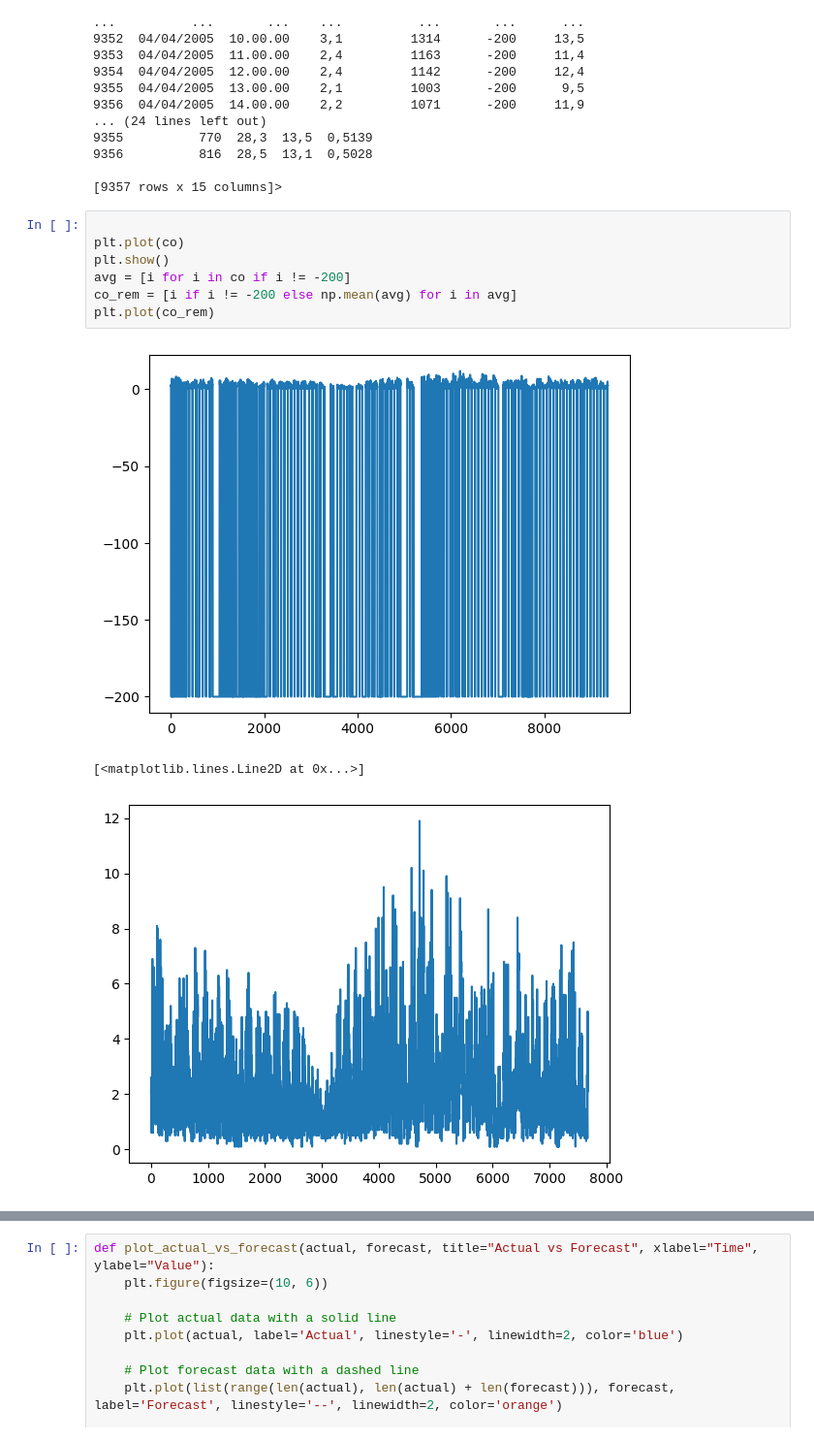
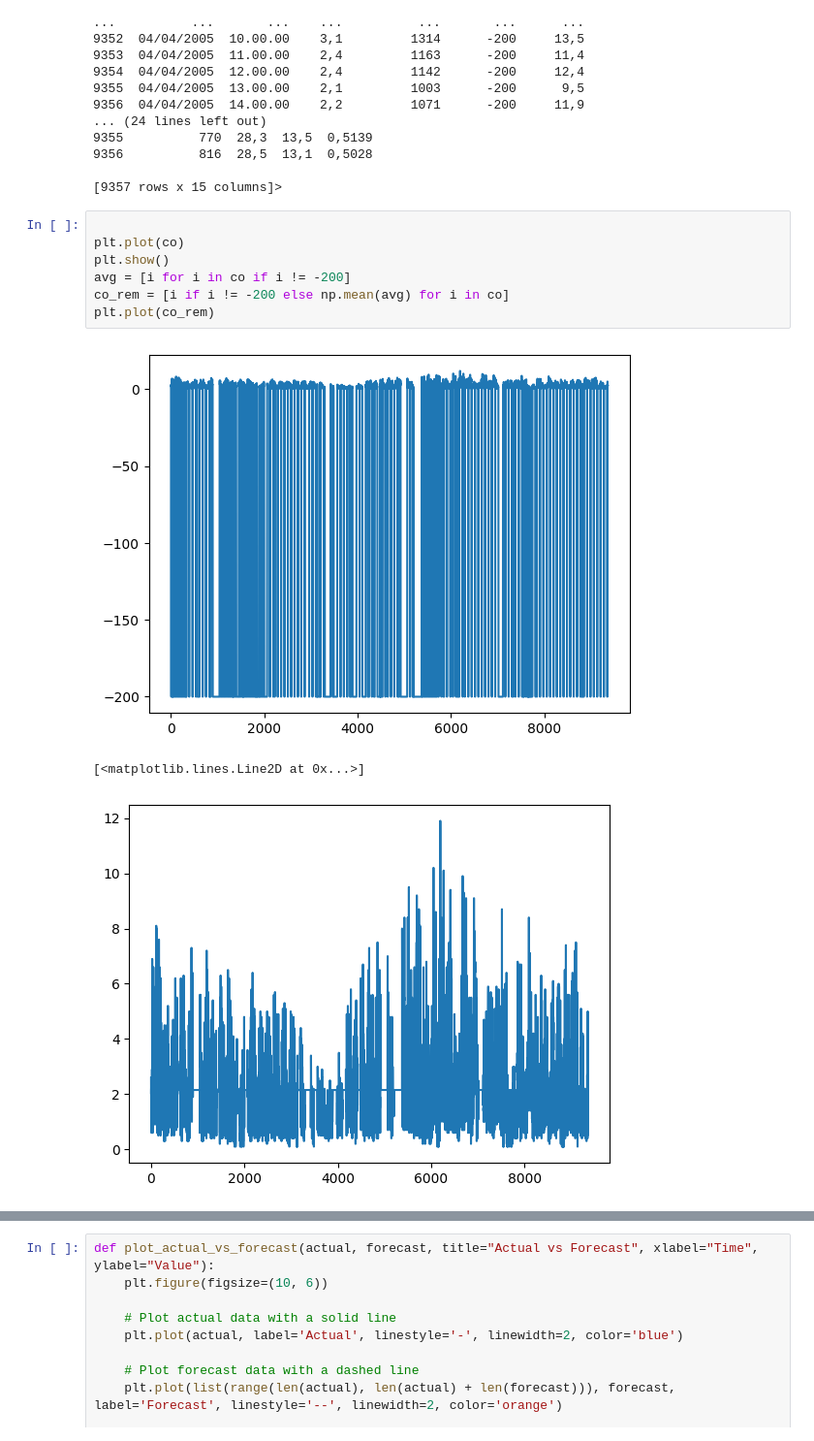
Before and after one commit to sanketbanket/air-pollution-time-series-analysis, a Jupyter notebook: idkkk.ipynb, the cells around one changed output, grey strips where cells are left out. Shown at 97% size. Saved outputs shown, nothing was run; the diff lists cells and outputs as text.

```diff
--- a/idkkk.ipynb
+++ b/idkkk.ipynb
@@ -32,14 +32,14 @@ print(df.info)
 # %%
 
 plt.plot(co)
 plt.show()
 avg = [i for i in co if i != -200]
-co_rem = [i if i != -200 else np.mean(avg) for i in avg]
+co_rem = [i if i != -200 else np.mean(avg) for i in co]
 plt.plot(co_rem)
 # %% [output]
 [figure]
 [<matplotlib.lines.Line2D at 0x...>]
-[figure, old version]
+[figure, new version]
 # %%
 adf = adfuller(co_rem)
 print(adf[0])
```
Also changed, not shown: parts of 5 cells of this notebook, 3 other files.
